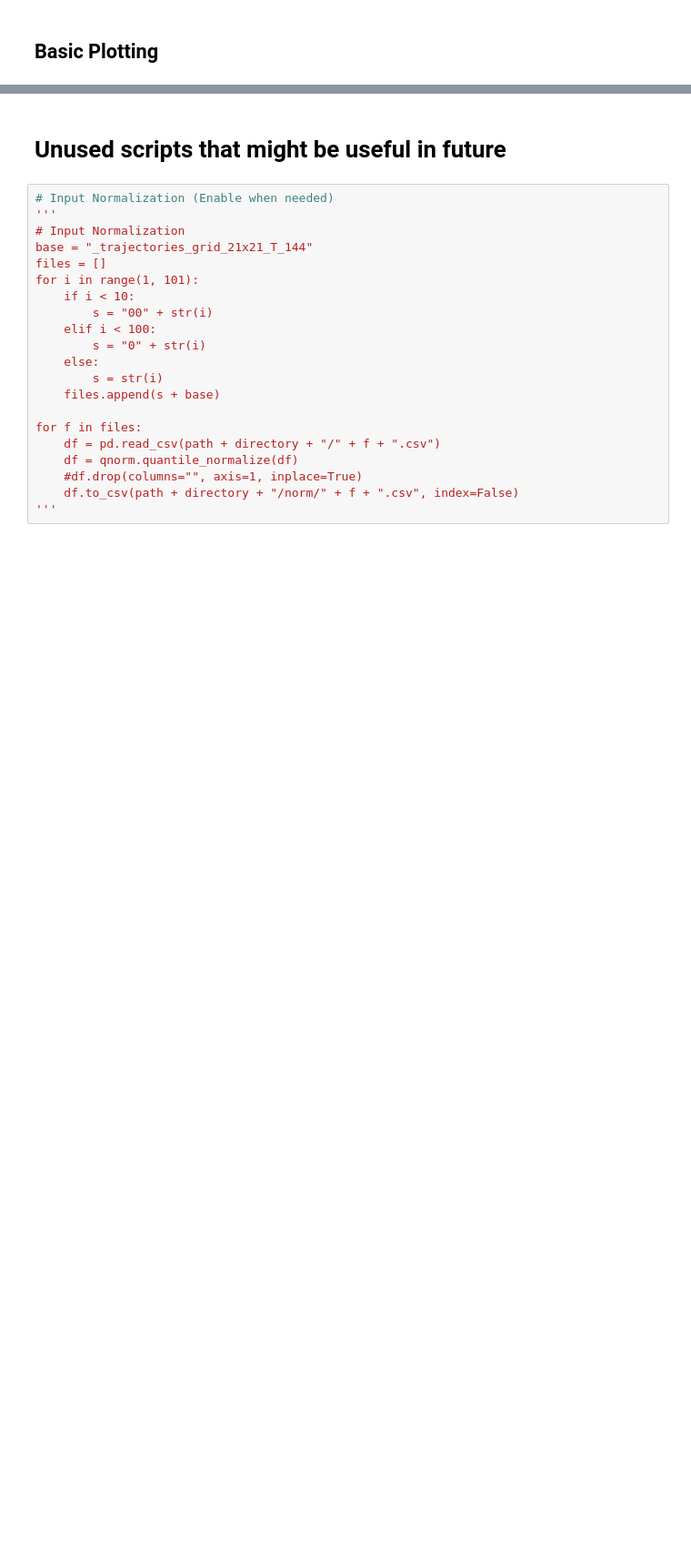
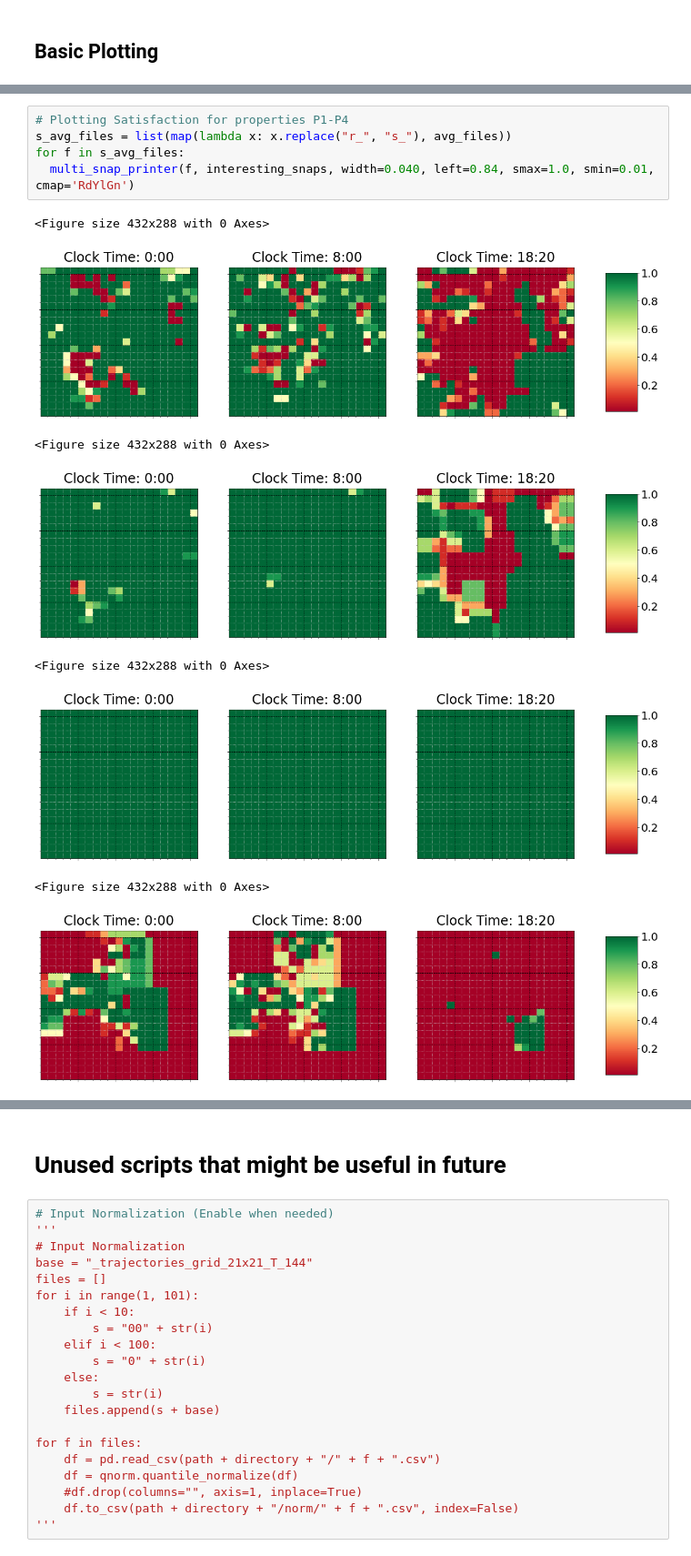
Before and after one commit to ennioVisco/bayesformal-archive, a Jupyter notebook: analyzer.ipynb, the cells around one changed output, grey strips where cells are left out. Shown at 91% size. Cells and saved outputs as stored; diff of their text form; blank space fills up the shorter version.

```diff
--- a/analyzer.ipynb
+++ b/analyzer.ipynb
@@ -338,0 +320,14 @@ HTTPError: ignored
+# %%
+# Plotting Satisfaction for properties P1-P4
+s_avg_files = list(map(lambda x: x.replace("r_", "s_"), avg_files))
+for f in s_avg_files:
+  multi_snap_printer(f, interesting_snaps, width=0.040, left=0.84, smax=1.0, smin=0.01, cmap='RdYlGn')
+# %% [output]
+<Figure size 432x288 with 0 Axes>
+[figure, added]
+<Figure size 432x288 with 0 Axes>
+[figure, added]
+<Figure size 432x288 with 0 Axes>
+[figure, added]
+<Figure size 432x288 with 0 Axes>
+[figure, added]
```
Also changed, not shown: parts of 31 cells of this notebook.
